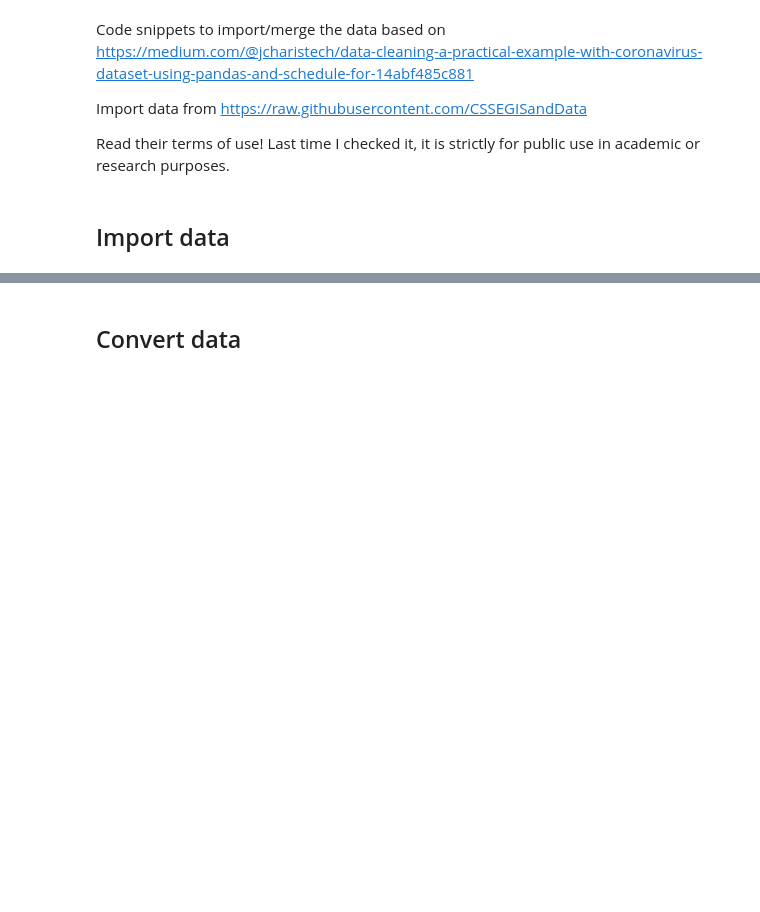
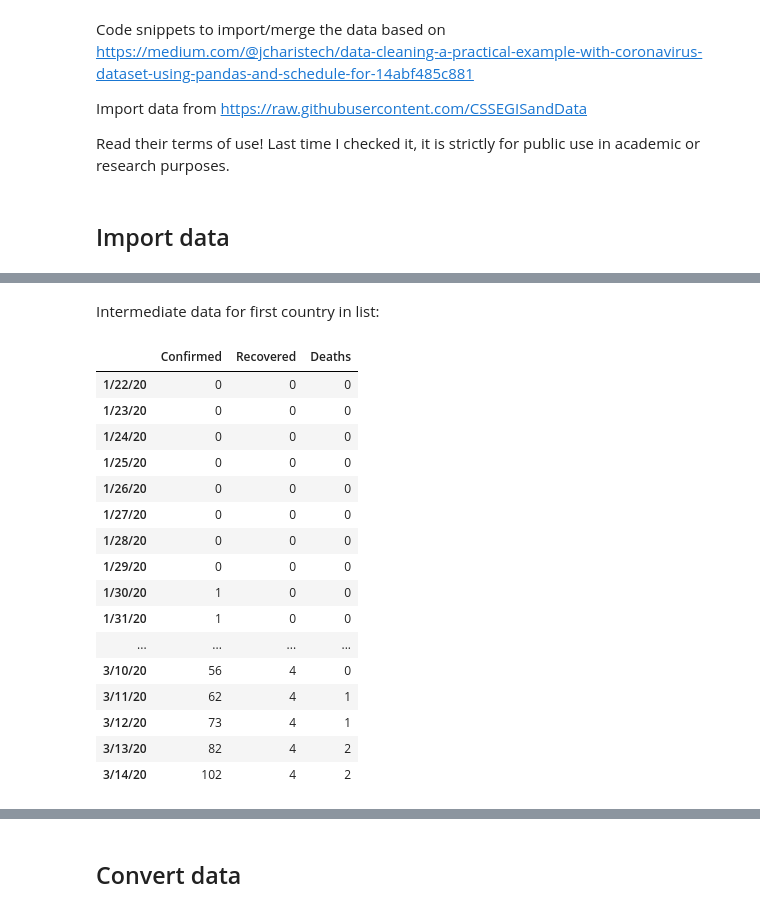
Before and after one commit to rpreiss07/covid19, a Jupyter notebook: index.ipynb, the cells around one changed output, grey strips where cells are left out. Saved outputs shown, nothing was run; the diff lists cells and outputs as text; code cells hidden in the pictures; blank space fills up the shorter version.

```diff
--- a/index.ipynb
+++ b/index.ipynb
@@ -50,0 +25,2 @@ Index(['Province/State', 'Country/Region', 'Lat', 'Long', '1/22/20', '1/23/20',
+# %%
+countries = [ 'India', 'Germany']
@@ -50,0 +50,37 @@ Index(['Province/State', 'Country/Region', 'Lat', 'Long', '1/22/20', '1/23/20',
+# %%
+def extract_values(df):
+    filtered = df[~pd.notnull(df['Province/State']) & df['Country/Region'].eq(country)]
+    transposed = filtered.drop(['Province/State', 'Country/Region', 'Lat', 'Long'], axis=1).transpose()
+    values = transposed[transposed.columns[0]]
+    return values
+
+all = {}
+for country in countries:
+    dates = raw_confirmed.drop(['Province/State', 'Country/Region', 'Lat', 'Long'], axis=1).transpose().index.tolist()
+    val_confirmed = extract_values(raw_confirmed)
+    val_recovered = extract_values(raw_recovered)
+    val_deaths = extract_values(raw_deaths)
+    data = {'Confirmed':val_confirmed, 'Recovered':val_recovered, 'Deaths':val_deaths}
+    all[country] = pd.DataFrame(data, index=dates)
+# %% [markdown]
+Intermediate data for first country in list:
+# %%
+all[countries[0]]
+# %% [output]
+|  | Confirmed | Recovered | Deaths |
+| 1/22/20 | 0 | 0 | 0 |
+| 1/23/20 | 0 | 0 | 0 |
+| 1/24/20 | 0 | 0 | 0 |
+| 1/25/20 | 0 | 0 | 0 |
+| 1/26/20 | 0 | 0 | 0 |
+| 1/27/20 | 0 | 0 | 0 |
+| 1/28/20 | 0 | 0 | 0 |
+| 1/29/20 | 0 | 0 | 0 |
+| 1/30/20 | 1 | 0 | 0 |
+| 1/31/20 | 1 | 0 | 0 |
+| ... | ... | ... | ... |
+| 3/10/20 | 56 | 4 | 0 |
+| 3/11/20 | 62 | 4 | 1 |
+| 3/12/20 | 73 | 4 | 1 |
+| 3/13/20 | 82 | 4 | 2 |
+| 3/14/20 | 102 | 4 | 2 |
```
Also changed, not shown: parts of 12 cells of this notebook.
